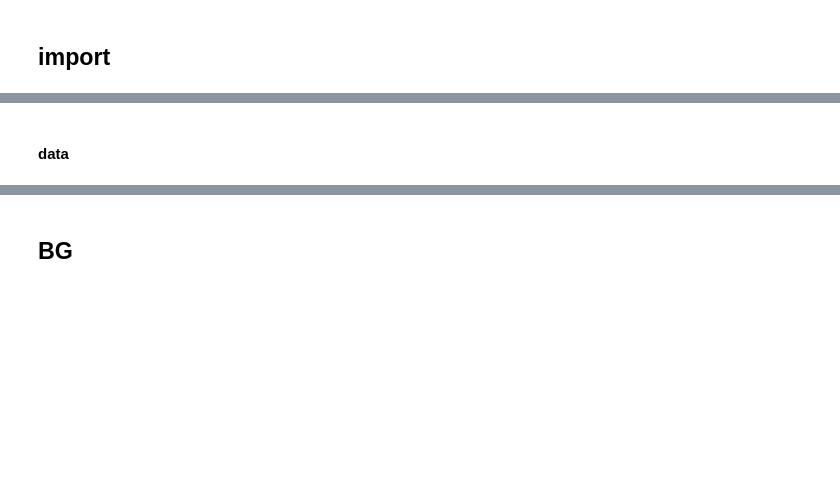
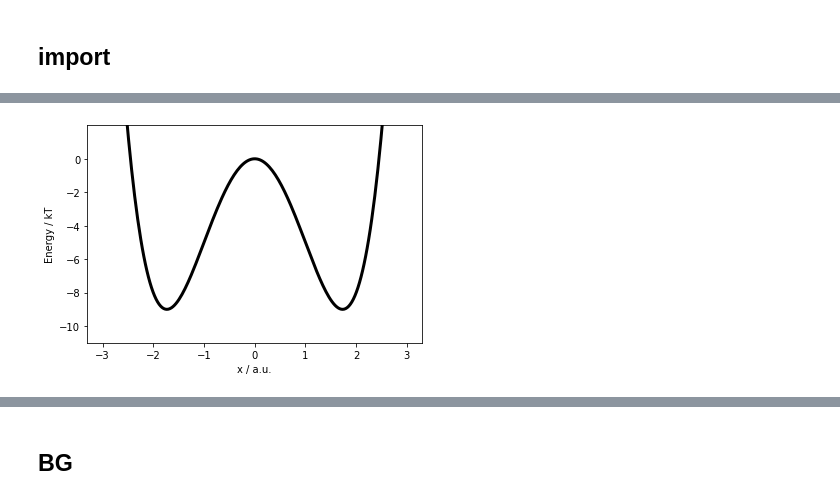
Before and after one commit to Aioi-Ming/SNF, a Jupyter notebook: Notebook/SNF_DoubleWell.ipynb, the cells around one changed output, grey strips where cells are left out. Cells and saved outputs as stored; diff of their text form; code cells hidden in the pictures; blank space fills up the shorter version.

```diff
--- a/Notebook/SNF_DoubleWell.ipynb
+++ b/Notebook/SNF_DoubleWell.ipynb
@@ -76,2 +18,6 @@ def plot_energy(x):
-# %% [markdown]
-#### data
+# %%
+model=DoubleWell()
+# %%
+_=model.plot_dimer_energy()
+# %% [output]
+[figure, added]
```
Also changed, not shown: parts of 42 cells of this notebook, 50 other files.
